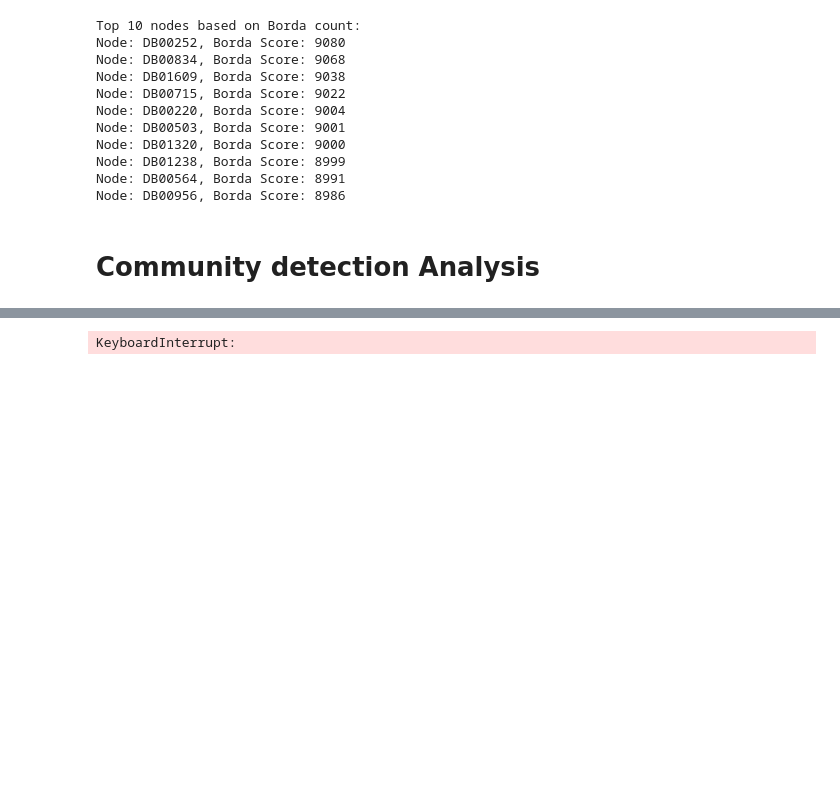
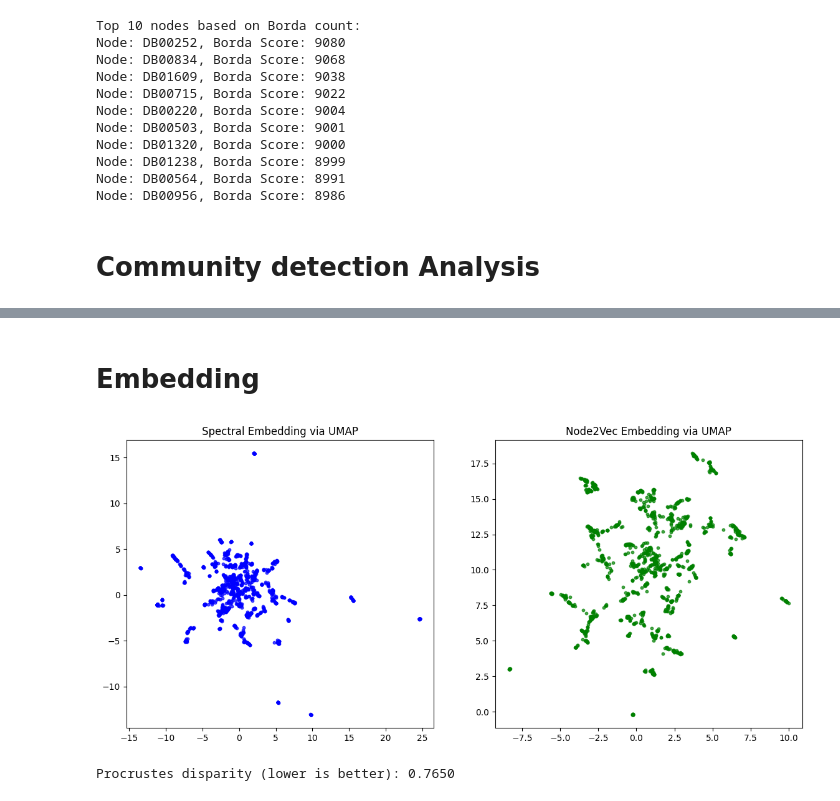
Before and after one commit to kiyoshi2000/GraphMining, a Jupyter notebook: DrugInteraction.ipynb, the cells around one changed output, grey strips where cells are left out. Drawn from its saved outputs; the diff is of its cells as text; code cells hidden in the pictures; blank space fills up the shorter version.

```diff
--- a/DrugInteraction.ipynb
+++ b/DrugInteraction.ipynb
@@ -648,7 +654,0 @@ Average community size: 9.68
-# %%
-from networkx.algorithms.community import girvan_newman
-
-sla= girvan_newman(G)
-tuple(sorted(c) for c in next(sla))
-# %% [output]
-KeyboardInterrupt:
@@ -665,0 +655,47 @@ compare_modularity(G, walktrap_communities)
+# %% [markdown]
+# Embedding
+# %%
+# Since some communities algorithms may not include all nodes, we need to find the common nodes (this is useful for silhouette score)
+common_nodes = set().union(*louvain_communities) & set().union(*hierarchical_communities)
+G_sub = G.subgraph(common_nodes).copy()
+
+# Node2Vec embeddings
+node2vec = Node2Vec(G_sub, dimensions=64, walk_length=80, num_walks=200, workers=4, p=0.25, q=2.5)
+
+# Train Node2Vec model
+n2v_model = node2vec.fit(window=5, min_count=1, batch_words=4)
+
+# Get embeddings as numpy array
+node2vec_embedding = np.array([n2v_model.wv[str(i)] for i in G_sub.nodes()])
+# %%
+# Adjacency matrix
+A = nx.to_numpy_array(G_sub)
+
+# Spectral Embedding
+spectral = SpectralEmbedding(n_components=64, affinity='precomputed')
+spectral_embedding = spectral.fit_transform(A)
+# %%
+# Dimensionality reduction for visualization
+reducer = umap.UMAP(random_state=42, n_components=2)
+
+spectral_umap = reducer.fit_transform(spectral_embedding)
+node2vec_umap = reducer.fit_transform(node2vec_embedding)
+
+fig, axes = plt.subplots(1, 2, figsize=(14, 6))
+
+# Visualization Spectral Embedding via UMAP
+axes[0].scatter(spectral_umap[:, 0], spectral_umap[:, 1], c='blue', s=10, alpha=0.7)
+axes[0].set_title("Spectral Embedding via UMAP")
+
+# Visualization Node2Vec Embedding via UMAP
+axes[1].scatter(node2vec_umap[:, 0], node2vec_umap[:, 1], c='green', s=10, alpha=0.7)
+axes[1].set_title("Node2Vec Embedding via UMAP")
+
+plt.show()
+# %% [output]
+[figure, added]
+# %%
+mtx1, mtx2, disparity = procrustes(spectral_embedding, node2vec_embedding)
+print(f"Procrustes disparity (lower is better): {disparity:.4f}")
+# %% [output]
+Procrustes disparity (lower is better): 0.7650
```
Also changed, not shown: parts of 10 cells of this notebook.
